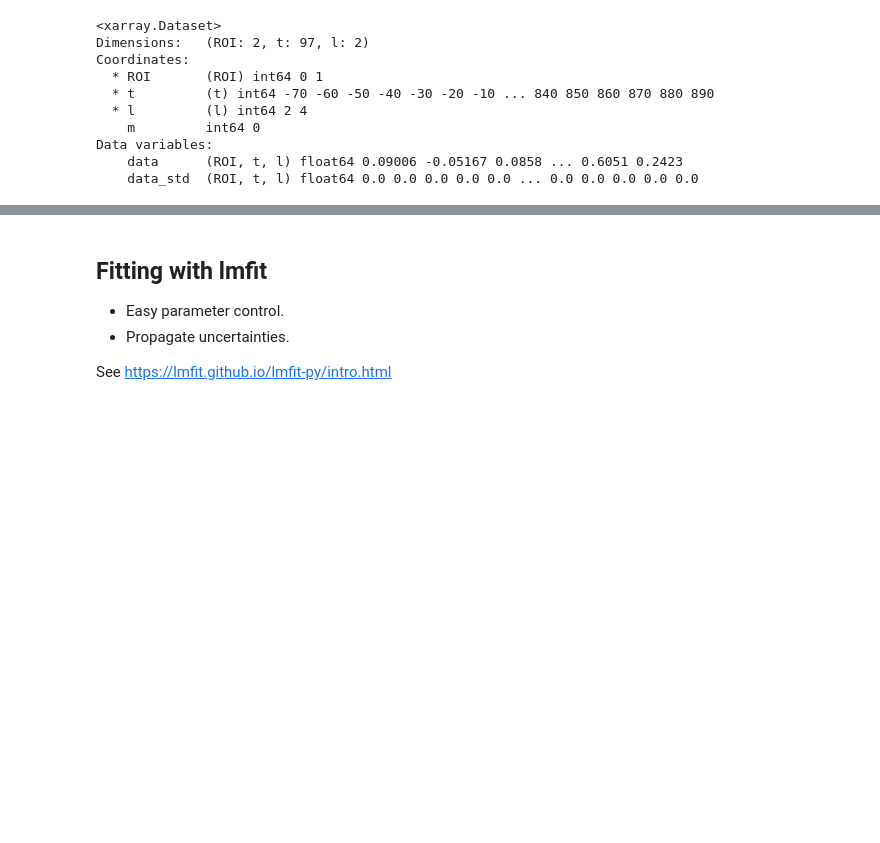
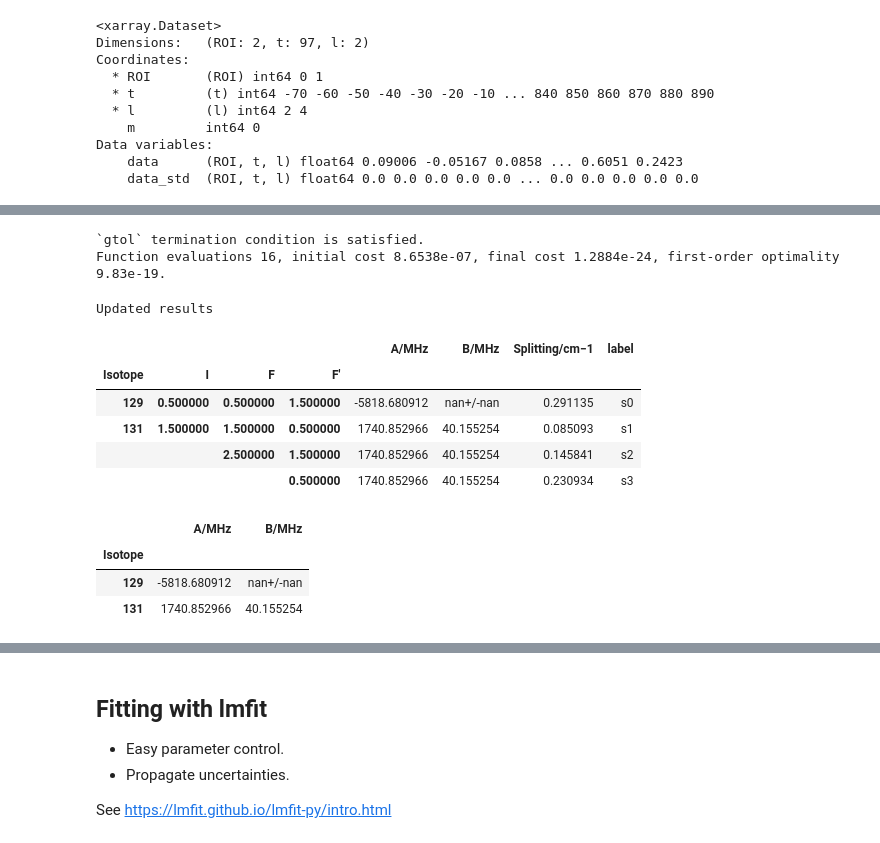
Before and after one commit to phockett/Quantum-Beat_Photoelectron-Imaging_Spectroscopy_of_Xe_in_the_VUV, a Jupyter notebook: notebooks/4_modelling/4.03_hyperfine_beats_advanced_fitting_180624.ipynb, the cells around one changed output, grey strips where cells are left out. Cells and saved outputs as stored; diff of their text form; code cells hidden in the pictures; blank space fills up the shorter version.

```diff
--- a/notebooks/4_modelling/4.03_hyperfine_beats_advanced_fitting_180624.ipynb
+++ b/notebooks/4_modelling/4.03_hyperfine_beats_advanced_fitting_180624.ipynb
@@ -248,0 +351,20 @@ plotHyperfineModel(ionTest, overlay=['l'])
+# %%
+xePropsFit  =extractABParams(calcDict['xePropsFit'])
+xePropsFit.style.set_caption("Updated results")
+# %% [output]
+`gtol` termination condition is satisfied.
+Function evaluations 16, initial cost 8.6538e-07, final cost 1.2884e-24, first-order optimality 9.83e-19.
+Updated results
+|  |  |  |  | A/MHz | B/MHz | Splitting/cm−1 | label |
+| Isotope | I | F | F′ |  |  |  |  |
+| 129 | 0.500000 | 0.500000 | 1.500000 | -5818.680912 | nan+/-nan | 0.291135 | s0 |
+| 131 | 1.500000 | 1.500000 | 0.500000 | 1740.852966 | 40.155254 | 0.085093 | s1 |
+|  |  | 2.500000 | 1.500000 | 1740.852966 | 40.155254 | 0.145841 | s2 |
+|  |  |  | 0.500000 | 1740.852966 | 40.155254 | 0.230934 | s3 |
+# %%
+xePropsFit.droplevel(['I','F′','F'])[0:2][['A/MHz','B/MHz']]
+# %% [output]
+|  | A/MHz | B/MHz |
+| Isotope |  |  |
+| 129 | -5818.680912 | nan+/-nan |
+| 131 | 1740.852966 | 40.155254 |
```
Also changed, not shown: parts of 53 cells of this notebook, 2 other files.
